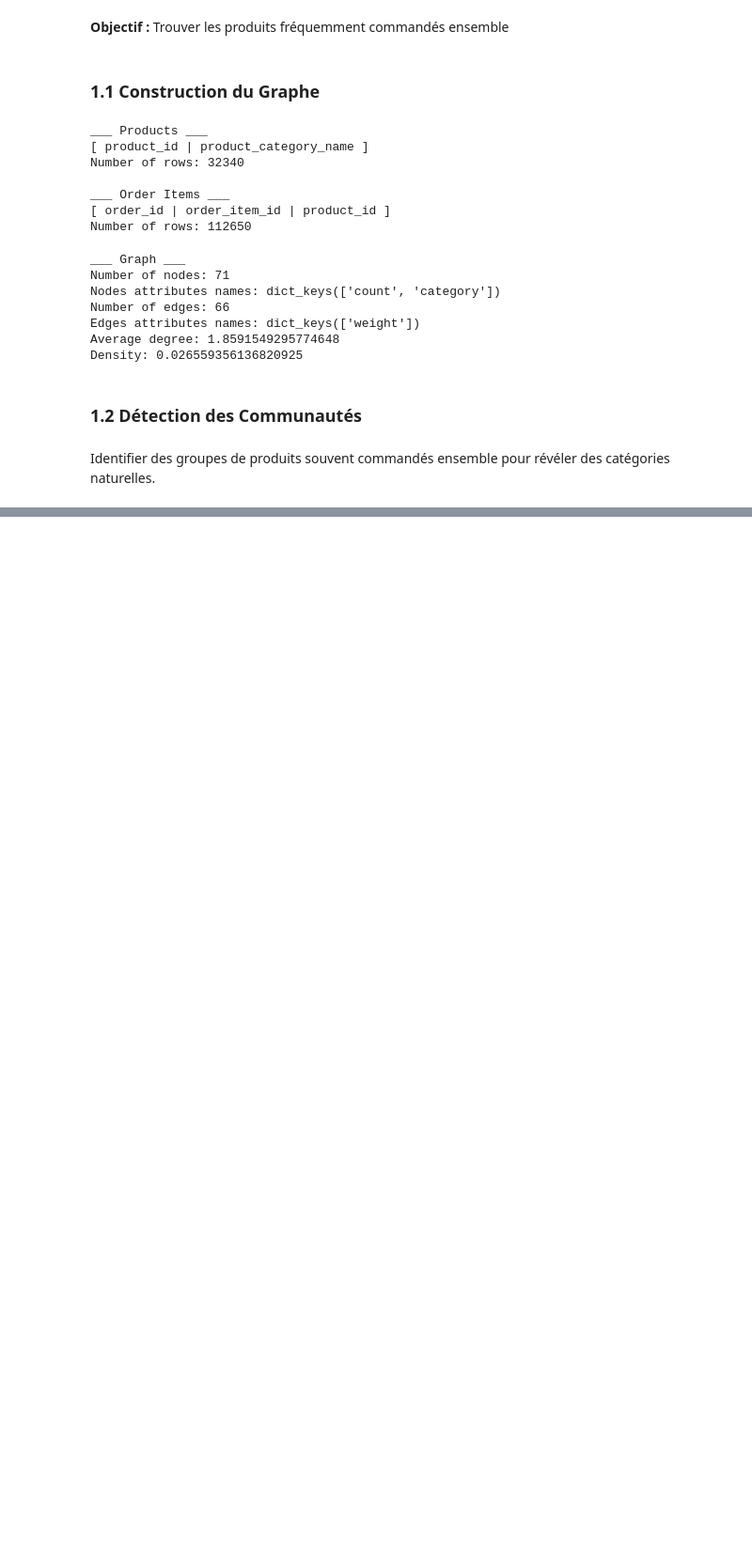
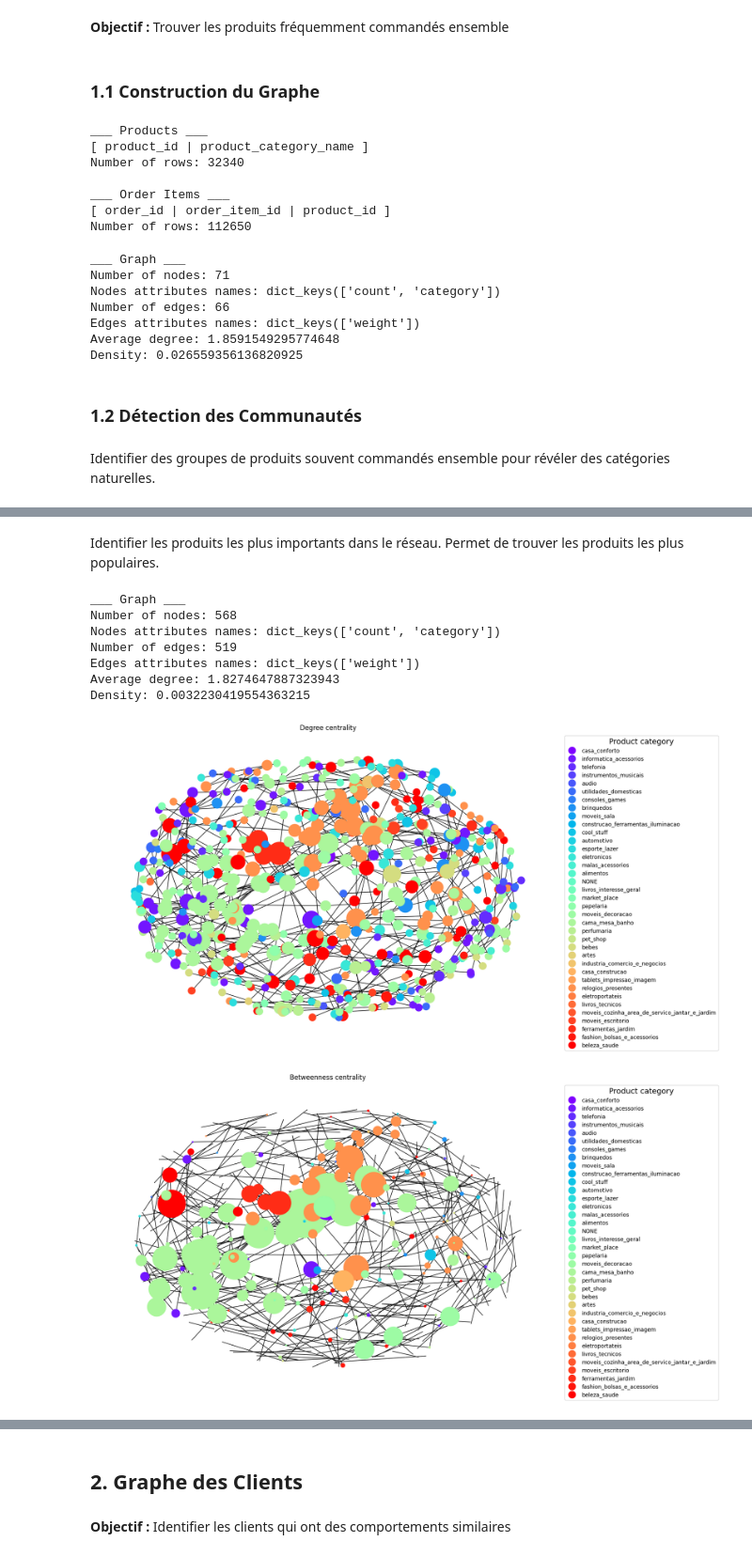
Before and after one commit to MrSneaker/ProjetDataMining, a Jupyter notebook: graphs/notebook.ipynb, the cells around one changed output, grey strips where cells are left out. Shown at 94% size. Saved outputs shown, nothing was run; the diff lists cells and outputs as text; code cells hidden in the pictures; blank space fills up the shorter version.

```diff
--- a/graphs/notebook.ipynb
+++ b/graphs/notebook.ipynb
@@ -295,0 +173,54 @@ Frequent sets: [frozenset({'b0961721fd839e9982420e807758a2a6'}), frozenset({'d1c
+# %% [markdown]
+Identifier les produits les plus importants dans le réseau.
+Permet de trouver les produits les plus populaires.
+# %%
+G_products = create_graph(df_order_items, df_products, min_orders=10)
+
+# Calculate centrality measures
+degree_centrality = nx.degree_centrality(G_products)
+betweenness_centrality = nx.betweenness_centrality(G_products, weight='weight')
+closeness_centrality = nx.closeness_centrality(G_products)
+
+
+# Make category centrality
+category_centrality = {}
+for node in G_products.nodes:
+    category = G_products.nodes[node]['category']
+    if category not in category_centrality:
+        category_centrality[category] = 0
+    category_centrality[category] += degree_centrality[node]
+
+# Ensure all categories have colors
+categories = list(set(nx.get_node_attributes(G_products, 'category').values()))
+colors = plt.cm.rainbow(np.linspace(0, 1, len(categories)))
+category_colors = dict(zip(categories, colors))
+
+# Plot centrality measures
+pos = nx.spring_layout(G_products, k=0.3, iterations=50)
+
+def plot_centrality(centrality, title, scale_factor=10000):
+    plt.figure(figsize=(12, 8))
+    node_sizes = [centrality[n] * scale_factor for n in G_products.nodes]
+    node_colors = [category_colors[G_products.nodes[n]['category']] for n in G_products.nodes]
+    nx.draw(G_products, pos, node_size=node_sizes, node_color=node_colors, with_labels=False)
+    plt.title(title)
+    legend_elements = [plt.Line2D([0], [0], marker='o', color='w', label=category, markerfacecolor=color, markersize=15)
+                       for category, color in category_colors.items()]
+    plt.legend(handles=legend_elements, title="Product category", loc='upper left', title_fontsize=14, bbox_to_anchor=(1, 1))
+    plt.tight_layout()
+    plt.show()
+
+# Plot centrality measures using the function
+plot_centrality(degree_centrality, 'Degree centrality', scale_factor=100000)
+plot_centrality(betweenness_centrality, 'Betweenness centrality', scale_factor=1000000)
+plot_centrality(closeness_centrality, 'Closeness centrality', scale_factor=100000)
+# %% [output]
+___ Graph ___
+Number of nodes: 568
+Nodes attributes names: dict_keys(['count', 'category'])
+Number of edges: 519
+Edges attributes names: dict_keys(['weight'])
+Average degree: 1.8274647887323943
+Density: 0.0032230419554363215
+[figure, added]
+[figure, added]
@@ -295,0 +228,4 @@ Frequent sets: [frozenset({'b0961721fd839e9982420e807758a2a6'}), frozenset({'d1c
+# %% [markdown]
+## 2. Graphe des Clients
+# %% [markdown]
+**Objectif :** Identifier les clients qui ont des comportements similaires
```
Also changed, not shown: parts of 13 cells of this notebook, 4 other files.
